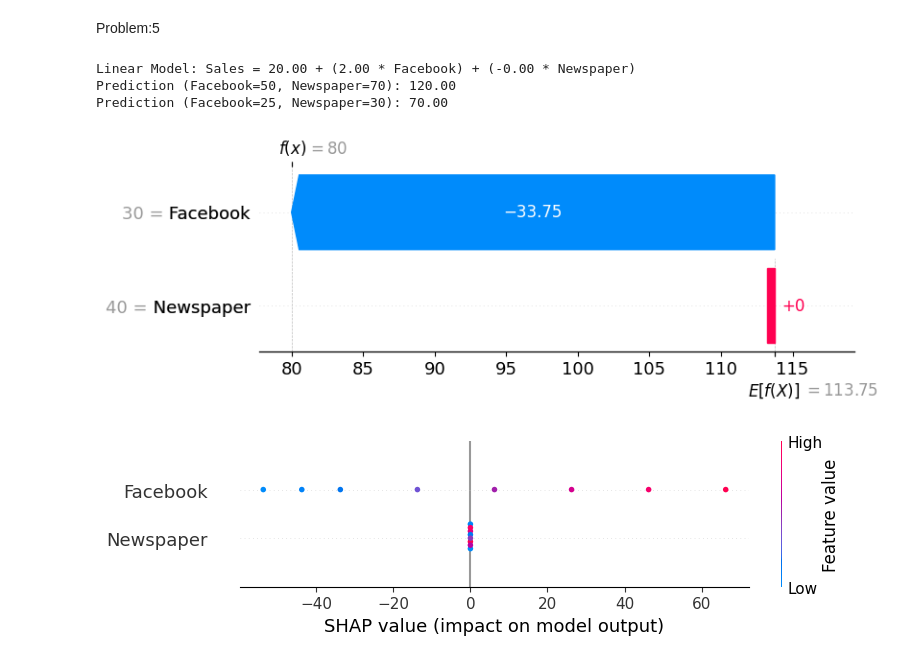
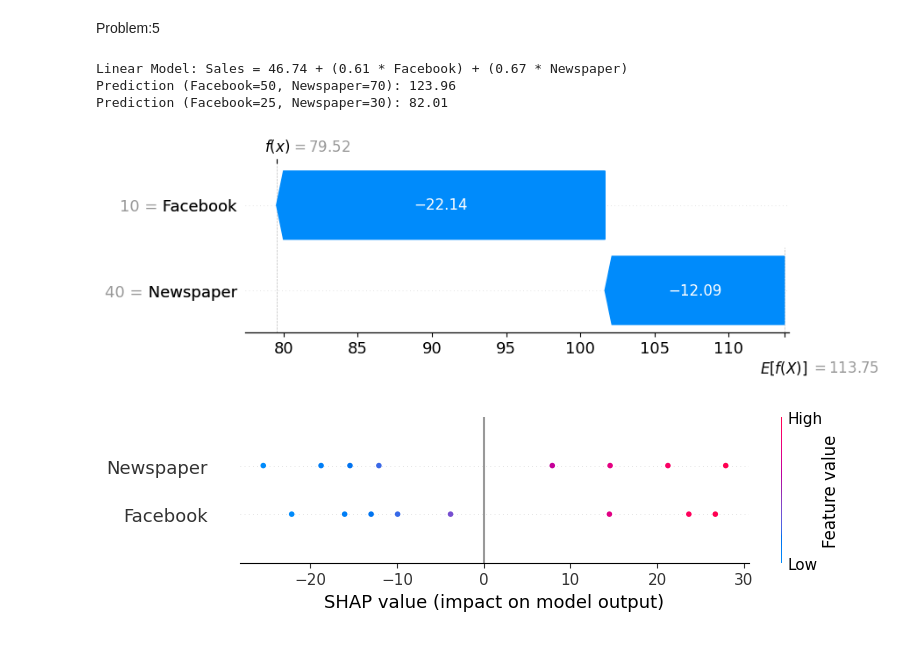
Before and after one commit to bethinaveen23/EXPLAINABLE-AI, a Jupyter notebook: Practical_1_Problem.ipynb, the cells around one changed output. Cells and saved outputs as stored; diff of their text form; code cells hidden in the pictures.

```diff
--- a/Practical_1_Problem.ipynb
+++ b/Practical_1_Problem.ipynb
@@ -402,42 +402,42 @@ import shap
 import matplotlib.pyplot as plt
 
 data = {
-    "Facebook":   [30, 50, 40, 60, 70, 20, 80, 25],
-    "Newspaper":  [40, 70, 60, 80, 90, 30, 100, 35],
-    "Sales":      [80, 120, 100, 140, 160, 60, 180, 70]
+    "Facebook":   [10, 30, 40, 90, 70, 20, 85, 25],
+    "Newspaper":  [40, 20, 70, 80, 90, 30, 100, 35],
+    "Sales":      [80, 100, 120, 140, 150, 90, 180, 50]
 }
 df = pd.DataFrame(data)
 
 X = df[["Facebook", "Newspaper"]]
 y = df["Sales"]
 
 model = LinearRegression()
 model.fit(X, y)
 
 intercept = model.intercept_
 coef_fb = model.coef_[0]
 coef_news = model.coef_[1]
 
 print(f"Linear Model: Sales = {intercept:.2f} + ({coef_fb:.2f} * Facebook) + ({coef_news:.2f} * Newspaper)")
 
 pred1 = model.predict([[50, 70]])[0]
 pred2 = model.predict([[25, 30]])[0]
 print(f"Prediction (Facebook=50, Newspaper=70): {pred1:.2f}")
 print(f"Prediction (Facebook=25, Newspaper=30): {pred2:.2f}")
 
 explainer = shap.Explainer(model, X)
 shap_values = explainer(X)
 
 shap.plots.waterfall(shap_values[0])
 plt.show()
 
 shap.plots.force(explainer.expected_value, shap_values.values, X)
 plt.show()
 
 shap.summary_plot(shap_values, X)
 # %% [output]
-Linear Model: Sales = 20.00 + (2.00 * Facebook) + (-0.00 * Newspaper)
-Prediction (Facebook=50, Newspaper=70): 120.00
-Prediction (Facebook=25, Newspaper=30): 70.00
+Linear Model: Sales = 46.74 + (0.61 * Facebook) + (0.67 * Newspaper)
+Prediction (Facebook=50, Newspaper=70): 123.96
+Prediction (Facebook=25, Newspaper=30): 82.01
-[figure, old version]
+[figure, new version]
-[figure, old version]
+[figure, new version]
```
Also changed, not shown: parts of 4 cells of this notebook.
